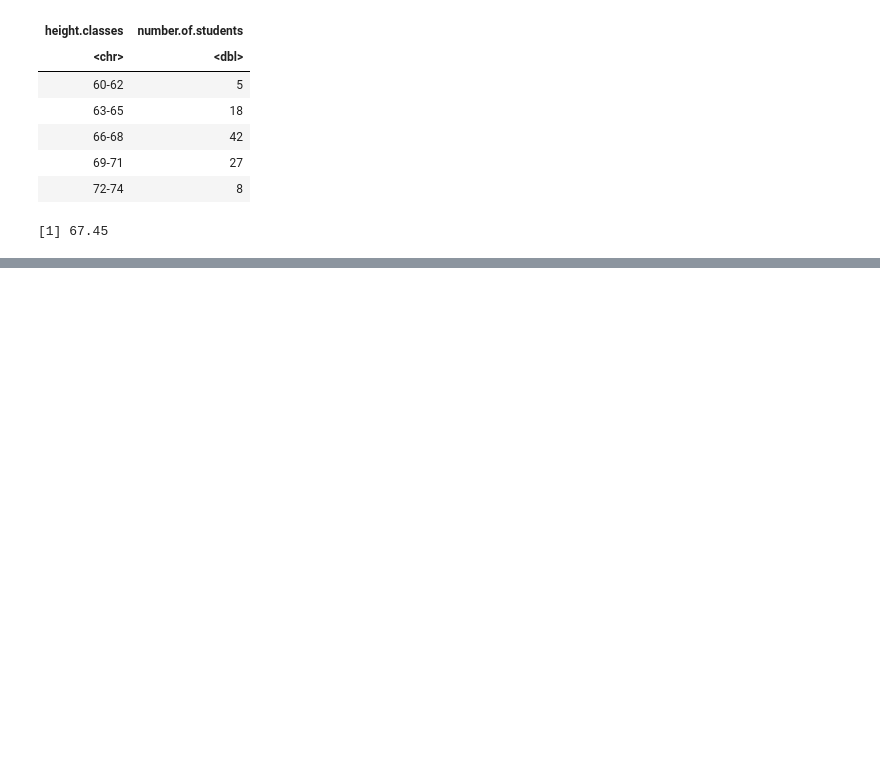
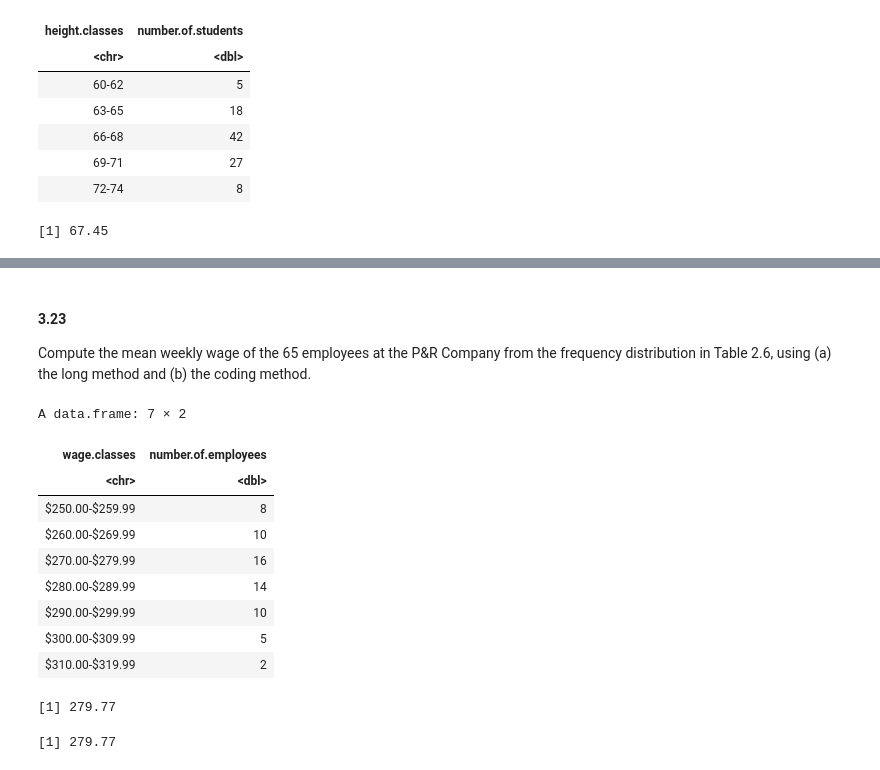
Before and after one commit to jbennett7/Statistics, a Jupyter notebook: Chapter 3 The Mean, Median, Mode, and Other Measures of Central Tendency.ipynb, the cells around one changed output, grey strips where cells are left out. Saved outputs shown, nothing was run; the diff lists cells and outputs as text; code cells hidden in the pictures; blank space fills up the shorter version.

```diff
--- a/Chapter 3 The Mean, Median, Mode, and Other Measures of Central Tendency.ipynb
+++ b/Chapter 3 The Mean, Median, Mode, and Other Measures of Central Tendency.ipynb
@@ -312,0 +401,48 @@ A data.frame: 5 × 2
+# %% [markdown]
+#### 3.23
+Compute the mean weekly wage of the 65 employees at the P&R Company from the frequency distribution in Table 2.6, using (a) the long method and (b) the coding method.
+# %%
+wage.classes <- c(
+    "$250.00-$259.99",
+    "$260.00-$269.99",
+    "$270.00-$279.99",
+    "$280.00-$289.99",
+    "$290.00-$299.99",
+    "$300.00-$309.99",
+    "$310.00-$319.99"
+)
+number.of.employees <- c(8, 10, 16, 14, 10, 5, 2)
+df1 <- data.frame(wage.classes, number.of.employees)
+df1
+
+# (a)
+X <- c(255, 265, 275, 285, 295, 305, 315)
+f <- number.of.employees
+N <- sum(f)
+fX <- f*X
+df2 <- data.frame(X,f,fX)
+sum.fX <- sum(fX)
+X.bar <- sum.fX/N
+round(X.bar,2)
+
+# (b)
+A <- X[3]
+c <- unique(diff(X))
+u <- c(-2, -1, 0, 1, 2, 3, 4)
+fu <- f*u
+sum.fu <- sum(fu)
+X.bar <- A + sum.fu/N*c
+round(X.bar,2)
+# %% [output]
+A data.frame: 7 × 2
+| wage.classes | number.of.employees |
+| <chr> | <dbl> |
+| $250.00-$259.99 | 8 |
+| $260.00-$269.99 | 10 |
+| $270.00-$279.99 | 16 |
+| $280.00-$289.99 | 14 |
+| $290.00-$299.99 | 10 |
+| $300.00-$309.99 | 5 |
+| $310.00-$319.99 | 2 |
+[1] 279.77
+[1] 279.77
```
Also changed, not shown: parts of 20 cells of this notebook.
